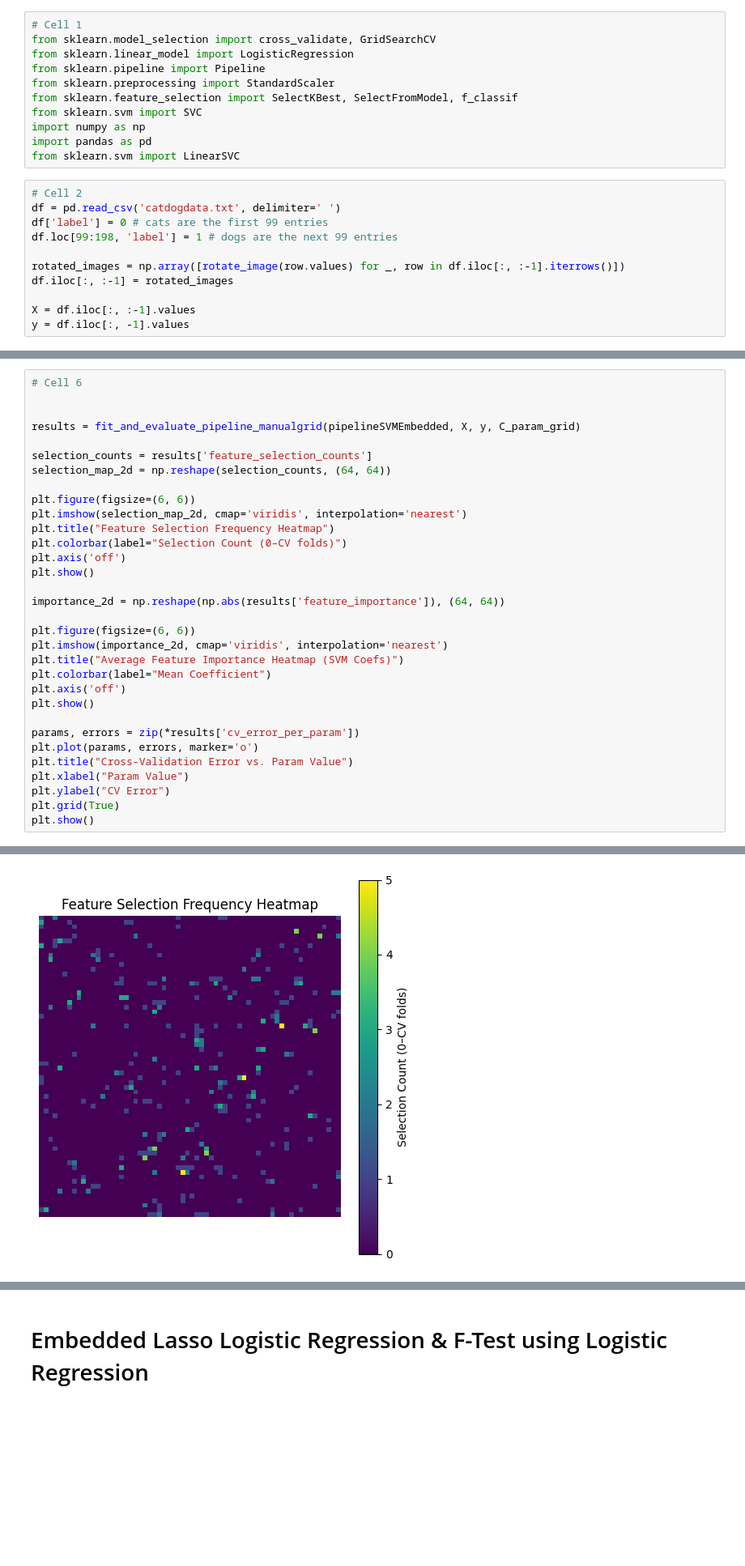
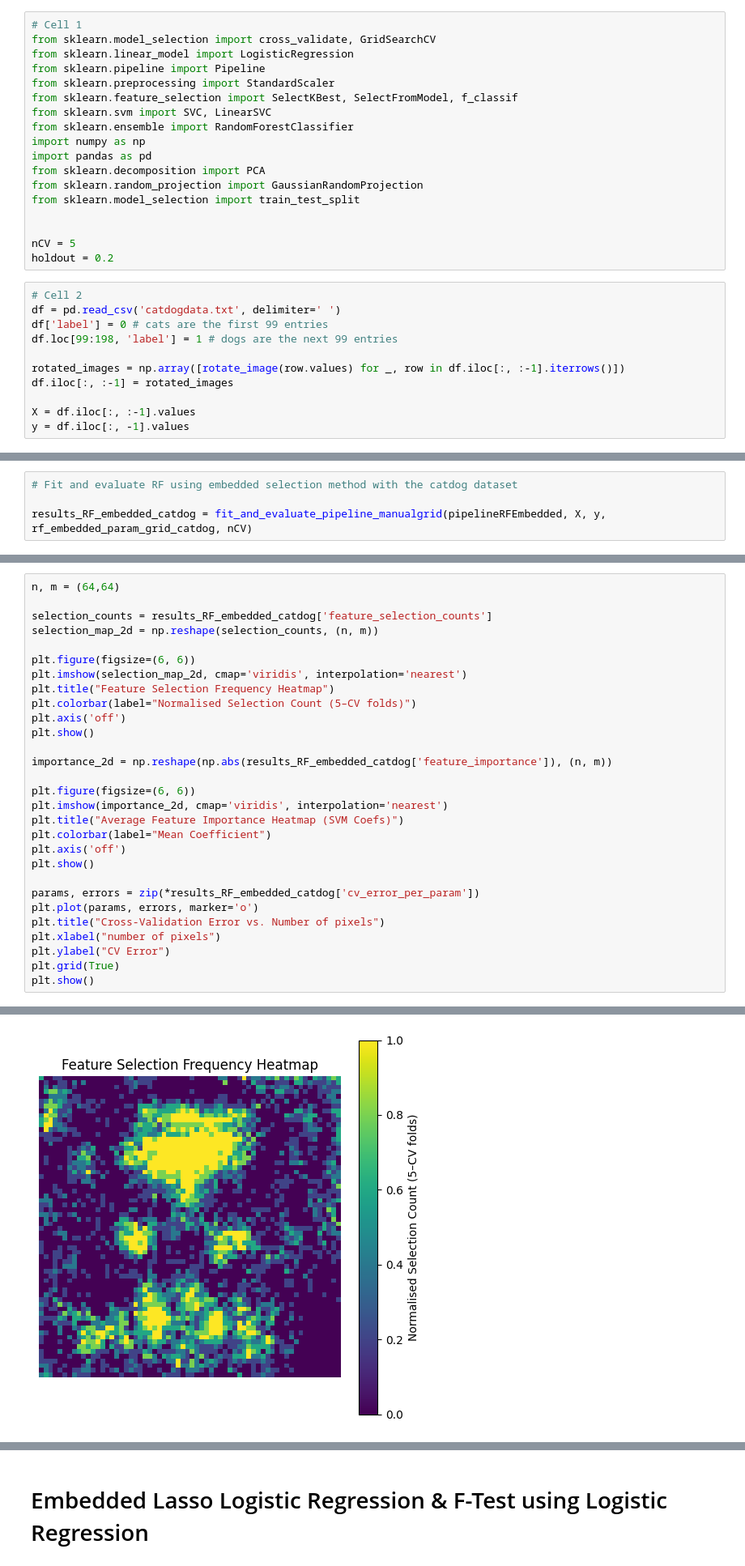
Before and after one commit to Max-Fredsdal/MVE441, a Jupyter notebook: project_2/project_2.ipynb, the cells around one changed output, grey strips where cells are left out. Shown at 81% size. Saved outputs shown, nothing was run; the diff lists cells and outputs as text; blank space fills up the shorter version.

```diff
--- a/project_2/project_2.ipynb
+++ b/project_2/project_2.ipynb
@@ -774,10 +776,17 @@ from sklearn.linear_model import LogisticRegression
 from sklearn.pipeline import Pipeline
 from sklearn.preprocessing import StandardScaler
 from sklearn.feature_selection import SelectKBest, SelectFromModel, f_classif
-from sklearn.svm import SVC
+from sklearn.svm import SVC, LinearSVC
+from sklearn.ensemble import RandomForestClassifier
 import numpy as np
 import pandas as pd
-from sklearn.svm import LinearSVC
+from sklearn.decomposition import PCA
+from sklearn.random_projection import GaussianRandomProjection
+from sklearn.model_selection import train_test_split
+
+
+nCV = 5
+holdout = 0.2
 # %%
 # Cell 2
 df = pd.read_csv('catdogdata.txt', delimiter=' ')
@@ -952,0 +1097,4 @@ Best CV Accuracy: 0.8277
+# %%
+# Fit and evaluate RF using embedded selection method with the catdog dataset
+
+results_RF_embedded_catdog = fit_and_evaluate_pipeline_manualgrid(pipelineRFEmbedded, X, y, rf_embedded_param_grid_catdog, nCV)
@@ -953,20 +1105,17 @@ Best CV Accuracy: 0.8277
 # %%
-# Cell 6
+n, m = (64,64)
 
-
-results = fit_and_evaluate_pipeline_manualgrid(pipelineSVMEmbedded, X, y, C_param_grid)
-
-selection_counts = results['feature_selection_counts']
-selection_map_2d = np.reshape(selection_counts, (64, 64))
+selection_counts = results_RF_embedded_catdog['feature_selection_counts']
+selection_map_2d = np.reshape(selection_counts, (n, m))
 
 plt.figure(figsize=(6, 6))
 plt.imshow(selection_map_2d, cmap='viridis', interpolation='nearest')
 plt.title("Feature Selection Frequency Heatmap")
-plt.colorbar(label="Selection Count (0–CV folds)")
+plt.colorbar(label="Normalised Selection Count (5–CV folds)")
 plt.axis('off')
 plt.show()
 
-importance_2d = np.reshape(np.abs(results['feature_importance']), (64, 64))
+importance_2d = np.reshape(np.abs(results_RF_embedded_catdog['feature_importance']), (n, m))
 
 plt.figure(figsize=(6, 6))
 plt.imshow(importance_2d, cmap='viridis', interpolation='nearest')
@@ -975,10 +1124,10 @@ plt.colorbar(label="Mean Coefficient")
 plt.axis('off')
 plt.show()
 
-params, errors = zip(*results['cv_error_per_param'])
+params, errors = zip(*results_RF_embedded_catdog['cv_error_per_param'])
 plt.plot(params, errors, marker='o')
-plt.title("Cross-Validation Error vs. Param Value")
-plt.xlabel("Param Value")
+plt.title("Cross-Validation Error vs. Number of pixels")
+plt.xlabel("number of pixels")
 plt.ylabel("CV Error")
 plt.grid(True)
 plt.show()
@@ -988 +1135 @@ Best CV Accuracy: 0.8273
-[figure, old version]
+[figure, new version]
```
Also changed, not shown: parts of 26 cells of this notebook.
